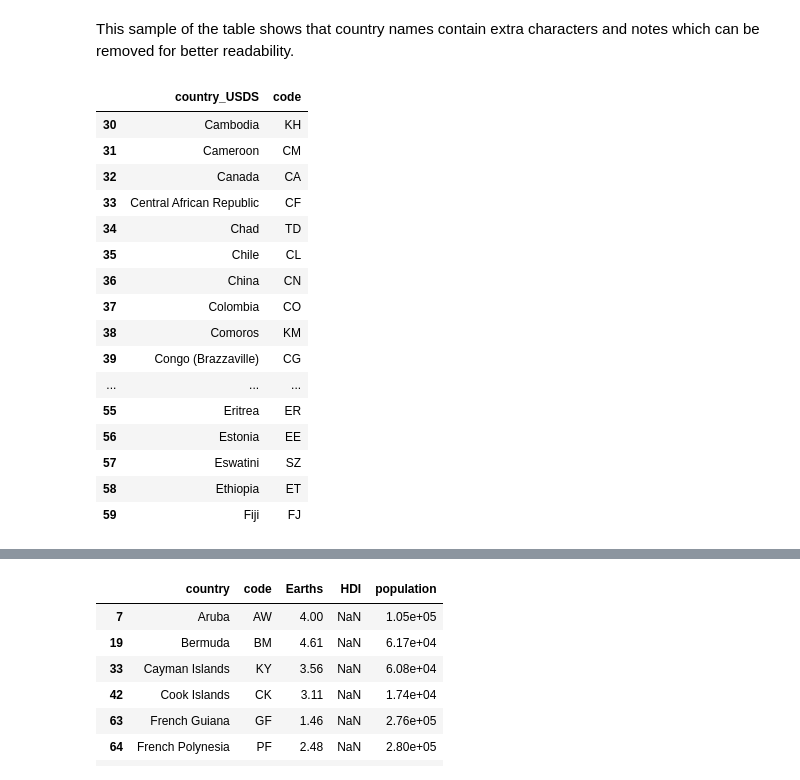
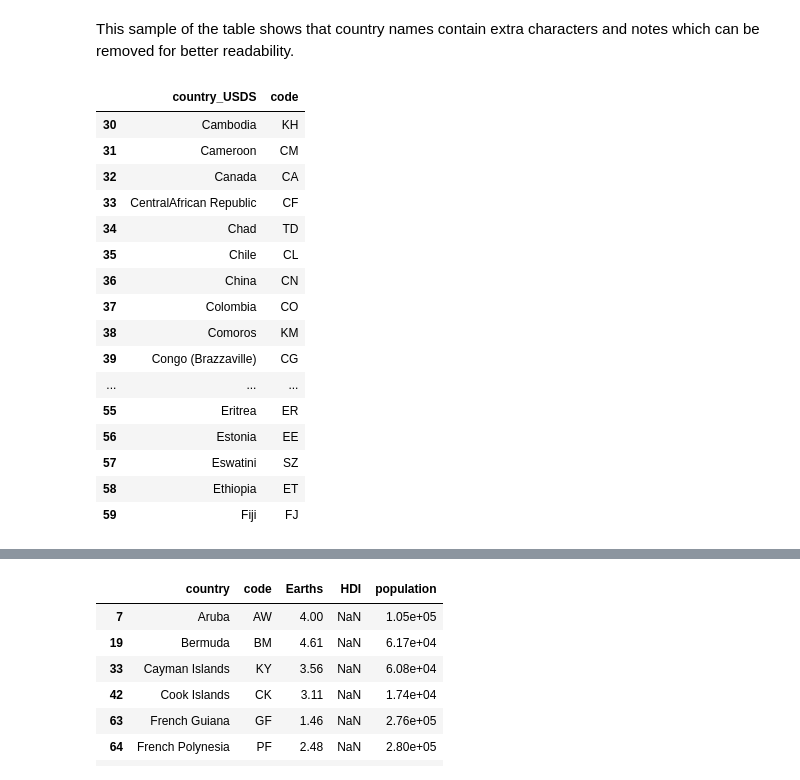
Before and after one commit to patrickwfitzgerald/portfolio, a Jupyter notebook: ecological-footprint-countries/Ecological Footprint and Human Development Index.ipynb, the cells around one changed output, grey strips where cells are left out. Saved outputs shown, nothing was run; the diff lists cells and outputs as text; code cells hidden in the pictures.

```diff
--- a/ecological-footprint-countries/Ecological Footprint and Human Development Index.ipynb
+++ b/ecological-footprint-countries/Ecological Footprint and Human Development Index.ipynb
@@ -324,10 +343,11 @@ response.status_code
 # %% [output]
 200
 # %%
-# code based on https://www.pluralsight.com/guides/extracting-data-html-beautifulsoup and https://www.kite.com/python/examples/4420/beautifulsoup-parse-an-html-table-and-write-to-a-csv
+# Scrape table, code based on pluralsight.com/guides/extracting-data-html-beautifulsoup
+# and kite.com/python/examples/4420/beautifulsoup-parse-an-html-table-and-write-to-a-csv
 
 html_content = requests.get(url).text
-soup = BeautifulSoup(html_content)
+soup = BeautifulSoup(html_content, 'lxml')
 table = soup.find('table')
 
 output_rows = []
@@ -338,8 +358,8 @@ for table_row in table.findAll('tr'):
         output_row.append(column.text)
     output_rows.append(output_row)
 
-df_countries_USDS_raw = pd.DataFrame(data=output_rows[1:], columns=output_rows[0])
-df_countries_USDS_raw
+df_USDS_raw = pd.DataFrame(data=output_rows[1:], columns=output_rows[0])
+df_USDS_raw
 # %% [output]
 |  | Short-form name | Long-form name | GENC 2A Code (see Note 2) | GENC 3A Code (see Note 2) | Capital |
 | 0 | Afghanistan *+ | Islamic Republic of Afghanistan | AF | AFG | Kabul |
@@ -357,7 +379,7 @@ df_countries_USDS_raw
 # %%
-df_countries_USDS = df_countries_USDS_raw[['Short-form name', 'GENC 2A Code (see Note 2)']]
-df_countries_USDS.columns = ['country_USDS', 'code']
-df_countries_USDS[30:60]
+df_USDS = df_USDS_raw[['Short-form name', 'GENC 2A Code (see Note 2)']].copy()
+df_USDS.columns = ['country_USDS', 'code']
+df_USDS[30:60]
 # %% [output]
 |  | country_USDS | code |
 | 30 | Cambodia *+ | KH |
@@ -379,24 +401,30 @@ df_countries_USDS[30:60]
 # %% [markdown]
 This sample of the table shows that country names contain extra characters and notes which can be removed for better readability.
 # %%
-# remove extra characters and notes from country names
+# Remove extra characters and notes from country names
 
-# remove '(see note [digit])'
-for name in df_countries_USDS['country_USDS']:
+# Remove '(see note [digit])'
+for name in df_USDS.loc[:,'country_USDS']:
     if re.findall(r'[0-9]', name):
-        df_countries_USDS['country_USDS'][df_countries_USDS['country_USDS'] == name] = name[:-13]
+        df_USDS.loc[:,'country_USDS'][df_USDS.loc[:,'country_USDS'] == name] = name[:-13]
 
-# remove '\n' and *+ and white spaces
-df_countries_USDS['country_USDS'] = df_countries_USDS['country_USDS'].str.replace('\n', ' ').str.rstrip(' *+')
+# Remove '\n' '*+' white spaces and no-break space left of Eswatini
+df_USDS.loc[:,'country_USDS'] = df_USDS.loc[:,'country_USDS']\
+                                       .str.replace('\n','')\
+                                       .str.lstrip('\xa0')\
+                                       .str.rstrip(' *+')
 
-# print subset of column to check that strings have been formatted correctly
-df_countries_USDS[30:60]
+# Remove no-break space left of Eswatini country code
+df_USDS.loc[:,'code'] = df_USDS.loc[:,'code'].str.lstrip('\xa0 ')
+
+# Print subset of column to check that strings have been formatted correctly
+df_USDS[30:60]
 # %% [output]
 |  | country_USDS | code |
 | 30 | Cambodia | KH |
 | 31 | Cameroon | CM |
 | 32 | Canada | CA |
-| 33 | Central African Republic | CF |
+| 33 | CentralAfrican Republic | CF |
 | 34 | Chad | TD |
 | 35 | Chile | CL |
 | 36 | China | CN |
```
Also changed, not shown: parts of 54 cells of this notebook, 9 other files.
